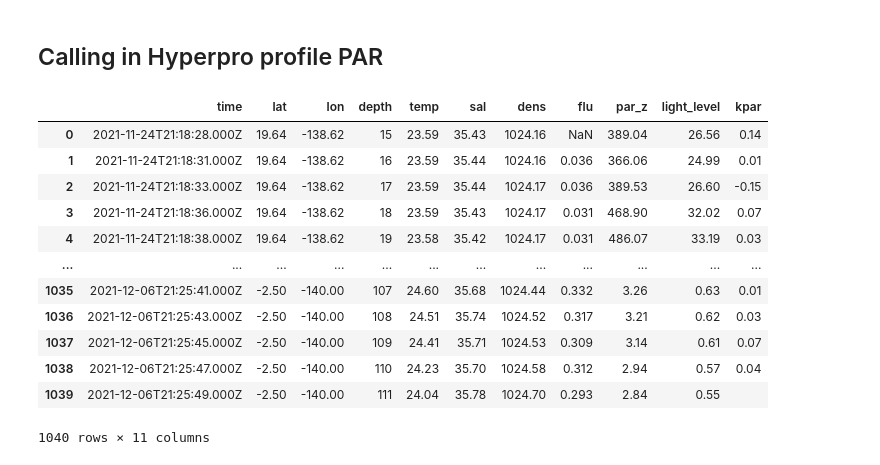
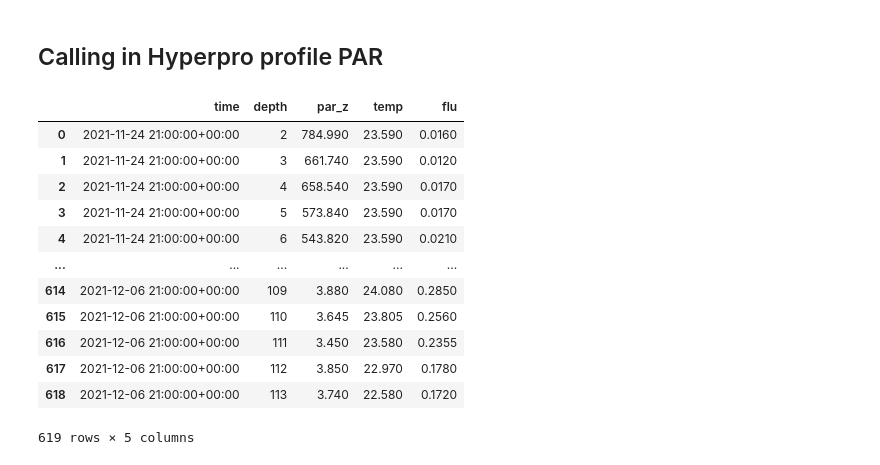
Before and after one commit to kpc02/SACNAS-2023-project, a Jupyter notebook: hyperpro_plots.ipynb, the cells around one changed output. Saved outputs shown, nothing was run; the diff lists cells and outputs as text; code cells hidden in the pictures.

```diff
--- a/hyperpro_plots.ipynb
+++ b/hyperpro_plots.ipynb
@@ -11,18 +32,23 @@ import glob
 ## Calling in Hyperpro profile PAR
 # %%
 df = pd.read_csv('Gradients 4 - TN397 - Hyperpro Profiles.csv', usecols = ['kpar', 'flu', 'light_level', 'par_z', 'sal', 'dens', 'temp', 'time', 'lat', 'lon', 'depth'])
-df
+df['time'] = pd.DatetimeIndex(df.time.values)
+df.dropna()
+df1 = df.groupby([pd.Grouper(key = 'time', freq = 'H'), 'depth']).agg({'par_z': 'mean',
+                                                             'temp': 'mean',
+                                                             'flu': 'mean'}).reset_index()
+df1
 # %% [output]
-|  | time | lat | lon | depth | temp | sal | dens | flu | par_z | light_level | kpar |
-| 0 | 2021-11-24T21:18:28.000Z | 19.64 | -138.62 | 15 | 23.59 | 35.43 | 1024.16 | NaN | 389.04 | 26.56 | 0.14 |
-| 1 | 2021-11-24T21:18:31.000Z | 19.64 | -138.62 | 16 | 23.59 | 35.44 | 1024.16 | 0.036 | 366.06 | 24.99 | 0.01 |
-| 2 | 2021-11-24T21:18:33.000Z | 19.64 | -138.62 | 17 | 23.59 | 35.44 | 1024.17 | 0.036 | 389.53 | 26.60 | -0.15 |
-| 3 | 2021-11-24T21:18:36.000Z | 19.64 | -138.62 | 18 | 23.59 | 35.43 | 1024.17 | 0.031 | 468.90 | 32.02 | 0.07 |
-| 4 | 2021-11-24T21:18:38.000Z | 19.64 | -138.62 | 19 | 23.58 | 35.42 | 1024.17 | 0.031 | 486.07 | 33.19 | 0.03 |
-| ... | ... | ... | ... | ... | ... | ... | ... | ... | ... | ... | ... |
-| 1035 | 2021-12-06T21:25:41.000Z | -2.50 | -140.00 | 107 | 24.60 | 35.68 | 1024.44 | 0.332 | 3.26 | 0.63 | 0.01 |
-| 1036 | 2021-12-06T21:25:43.000Z | -2.50 | -140.00 | 108 | 24.51 | 35.74 | 1024.52 | 0.317 | 3.21 | 0.62 | 0.03 |
-| 1037 | 2021-12-06T21:25:45.000Z | -2.50 | -140.00 | 109 | 24.41 | 35.71 | 1024.53 | 0.309 | 3.14 | 0.61 | 0.07 |
-| 1038 | 2021-12-06T21:25:47.000Z | -2.50 | -140.00 | 110 | 24.23 | 35.70 | 1024.58 | 0.312 | 2.94 | 0.57 | 0.04 |
-| 1039 | 2021-12-06T21:25:49.000Z | -2.50 | -140.00 | 111 | 24.04 | 35.78 | 1024.70 | 0.293 | 2.84 | 0.55 |  |
+|  | time | depth | par_z | temp | flu |
+| 0 | 2021-11-24 21:00:00+00:00 | 2 | 784.990 | 23.590 | 0.0160 |
+| 1 | 2021-11-24 21:00:00+00:00 | 3 | 661.740 | 23.590 | 0.0120 |
+| 2 | 2021-11-24 21:00:00+00:00 | 4 | 658.540 | 23.590 | 0.0170 |
+| 3 | 2021-11-24 21:00:00+00:00 | 5 | 573.840 | 23.590 | 0.0170 |
+| 4 | 2021-11-24 21:00:00+00:00 | 6 | 543.820 | 23.590 | 0.0210 |
+| ... | ... | ... | ... | ... | ... |
+| 614 | 2021-12-06 21:00:00+00:00 | 109 | 3.880 | 24.080 | 0.2850 |
+| 615 | 2021-12-06 21:00:00+00:00 | 110 | 3.645 | 23.805 | 0.2560 |
+| 616 | 2021-12-06 21:00:00+00:00 | 111 | 3.450 | 23.580 | 0.2355 |
+| 617 | 2021-12-06 21:00:00+00:00 | 112 | 3.850 | 22.970 | 0.1780 |
+| 618 | 2021-12-06 21:00:00+00:00 | 113 | 3.740 | 22.580 | 0.1720 |
-1040 rows × 11 columns
+619 rows × 5 columns
```
Also changed, not shown: parts of 11 cells of this notebook, 2 other files.
